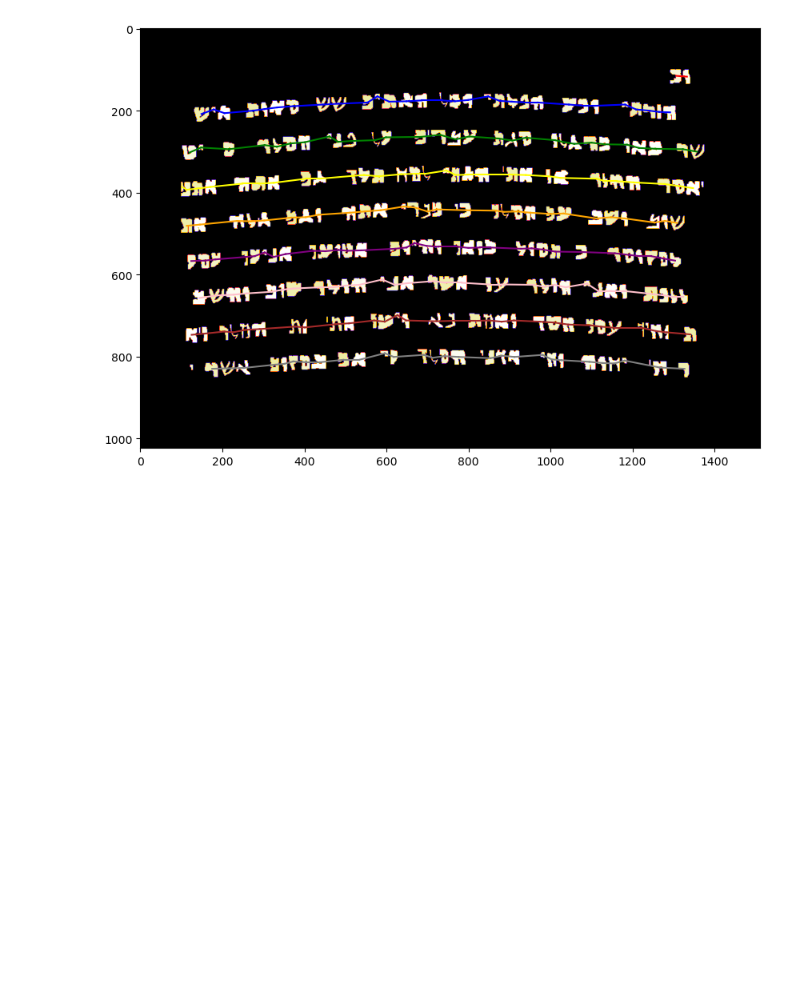
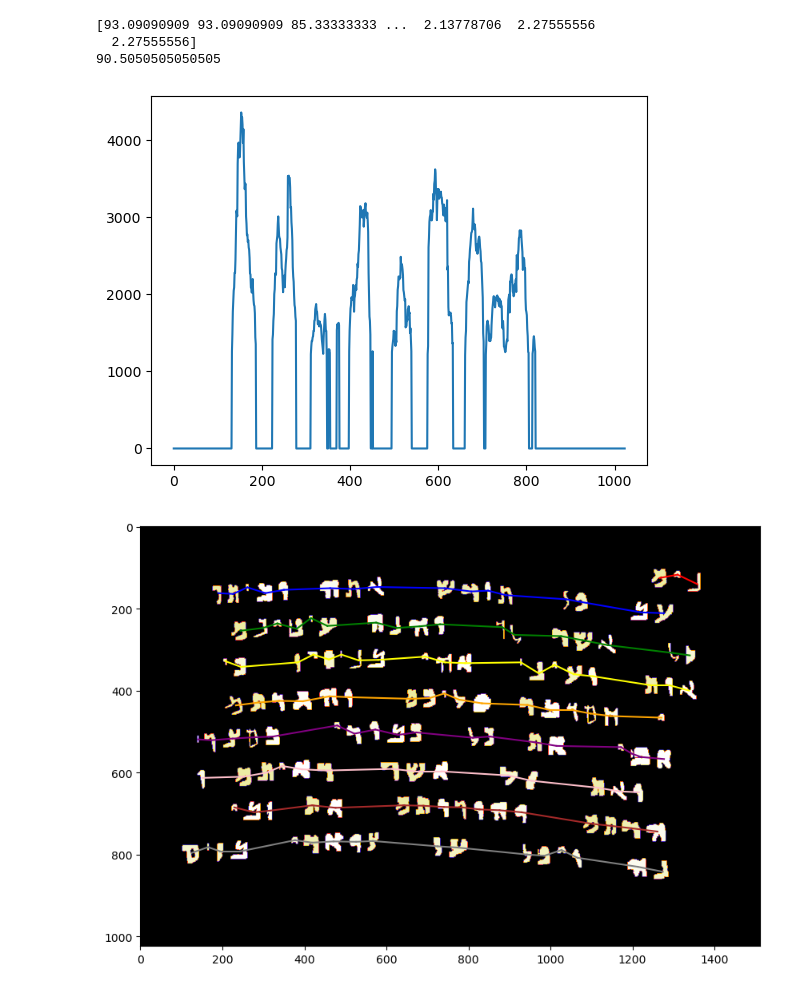
Before and after one commit to mormoassaf/rug-hr, a Jupyter notebook: experiments/dss_graph.ipynb, the cells around one changed output. Saved outputs shown, nothing was run; the diff lists cells and outputs as text; code cells hidden in the pictures; blank space fills up the shorter version.

```diff
--- a/experiments/dss_graph.ipynb
+++ b/experiments/dss_graph.ipynb
@@ -183,7 +184,7 @@ plot_graph(image_without_ornaments, graph, label_to_color)
 # %%
 def estimate_line_spacing(img):
     histogram = np.sum(img, axis=1)
-    histogram = histogram / np.max(histogram)
+    histogram[histogram < histogram.mean()] = 0
 
     # Compute the frequencies using np.fft.fftfreq
     num_samples = len(histogram)
@@ -198,11 +199,14 @@ def estimate_line_spacing(img):
     fft_magnitude = fft_magnitude[1:]
 
     # Find the indices of the peaks corresponding to the highest frequencies
-    peak_indices = np.argsort(-fft_magnitude)[:2]  # Select the top 2 peak indices
+    peak_indices = np.argsort(-fft_magnitude)
+    peak_wavelengths = 1 / np.abs(frequencies[peak_indices])
+    # Filter out values in peak_wavelengths that dont have decimals
+    peak_wavelengths = peak_wavelengths[np.where(peak_wavelengths % 1 != 0)]
 
-    # Calculate the average line spacing by finding the mean of the inverse of the frequencies
-    peak_wavelengths = 1 / np.abs(frequencies[peak_indices])
-    line_spacing = np.mean(peak_wavelengths)
+    print(peak_wavelengths)
+    top_k_wavelengths = peak_wavelengths[:3]
+    line_spacing = np.mean(top_k_wavelengths)
 
     return line_spacing
 
@@ -309,19 +316,23 @@ plot_lines(image_without_ornaments, lines, label_to_color)
 # %%
 def extract_lines(img):
     binary_image = np.where(img > 0, 1, 0)
     allowed_pixels = remove_ornaments(binary_image, set_adaptive_threshold(binary_image))
     image_without_ornaments = np.where(allowed_pixels > 0, img, 0)
     points = find_centers_of_characters(image_without_ornaments)
     line_spacing = estimate_line_spacing(image_without_ornaments)
 
     points = transpose_points(points)
-    graph = construct_graph(points, dist_x=line_spacing, dist_y=50)
-
+    graph = construct_graph(points, dist_x=img.shape[0]//4, dist_y=line_spacing*0.4)
+    print(line_spacing)
     lines = extract_lines_from_graph(graph)
     lines = [transpose_points(line) for line in lines]
     return lines
 
 lines = extract_lines(image)
 plot_lines(image, lines, label_to_color)
 # %% [output]
+[93.09090909 93.09090909 85.33333333 ...  2.13778706  2.27555556
+  2.27555556]
+90.5050505050505
-[figure, old version]
+[figure, new version]
+[figure, added]
```
Also changed, not shown: parts of 8 cells of this notebook.
